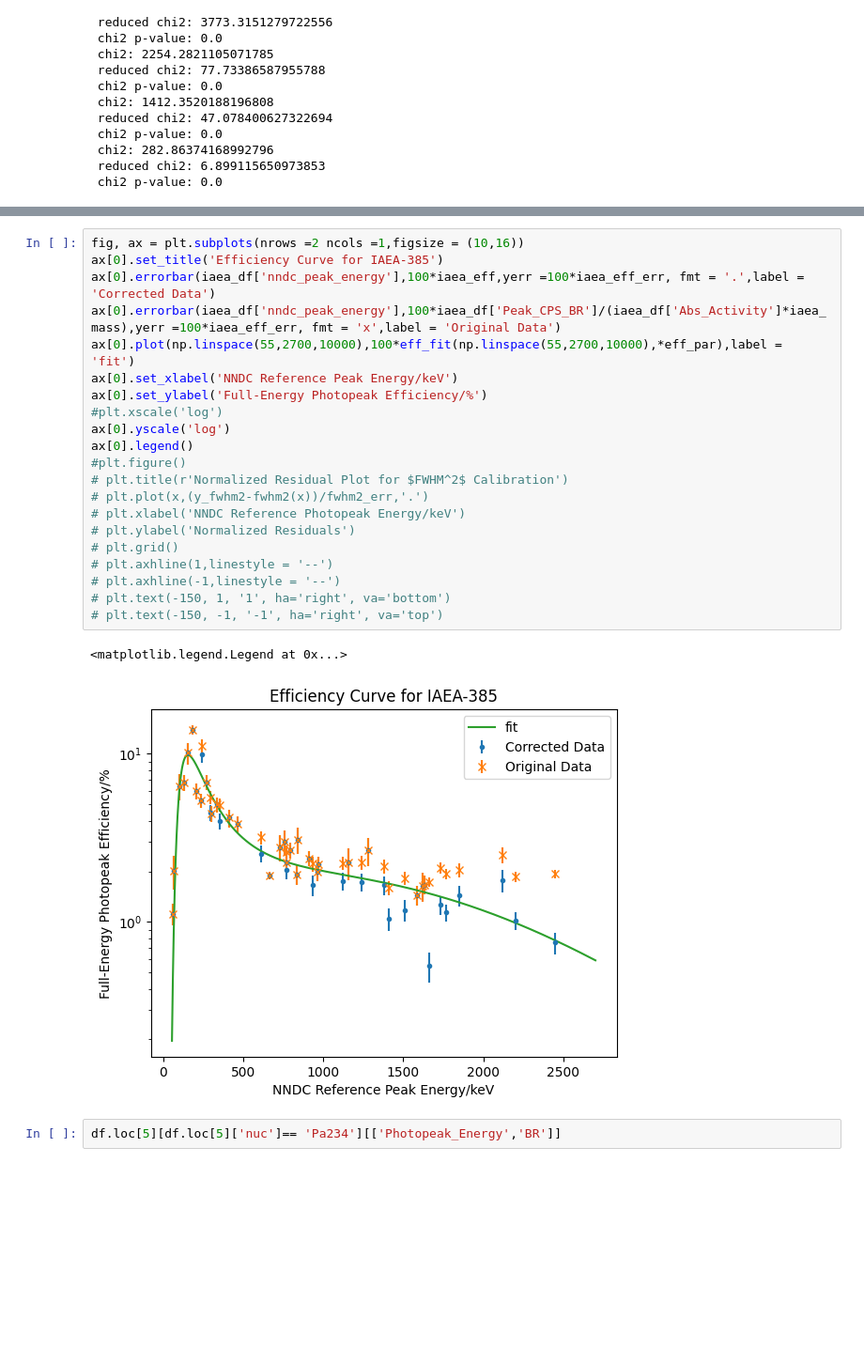
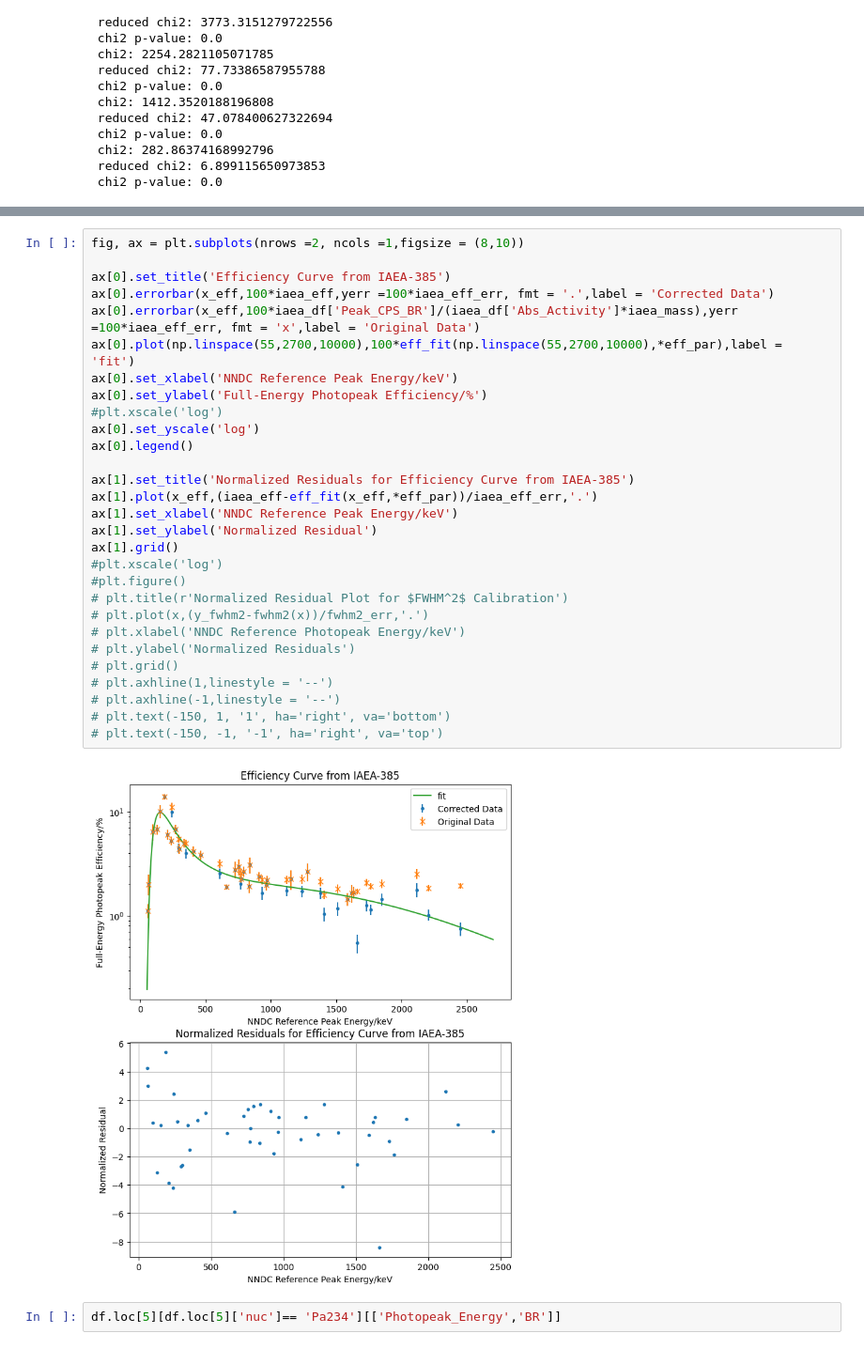
Before and after one commit to ngcnpeter/HPGe_lab_y3, a Jupyter notebook: spectal_analysis.ipynb, the cells around one changed output, grey strips where cells are left out. Shown at 94% size. Drawn from its saved outputs; the diff is of its cells as text; blank space fills up the shorter version.

Commit message:
efficiency normalized residual

```diff
--- a/spectal_analysis.ipynb
+++ b/spectal_analysis.ipynb
@@ -544,29 +544,36 @@ fit_df
 | 7 | Variable x | Channel Number | Channel Number | Energy (keV) | Energy (keV) | Energy (keV) |
 | 8 | Variable y | Energy (keV) | Energy (keV) | Resolution | FWHM^2 | Efficiency |
 # %%
-fig, ax = plt.subplots(nrows =2 ncols =1,figsize = (10,16))
-ax[0].set_title('Efficiency Curve for IAEA-385')
-ax[0].errorbar(iaea_df['nndc_peak_energy'],100*iaea_eff,yerr =100*iaea_eff_err, fmt = '.',label = 'Corrected Data')
-ax[0].errorbar(iaea_df['nndc_peak_energy'],100*iaea_df['Peak_CPS_BR']/(iaea_df['Abs_Activity']*iaea_mass),yerr =100*iaea_eff_err, fmt = 'x',label = 'Original Data')
+fig, ax = plt.subplots(nrows =2, ncols =1,figsize = (8,10))
+
+ax[0].set_title('Efficiency Curve from IAEA-385')
+ax[0].errorbar(x_eff,100*iaea_eff,yerr =100*iaea_eff_err, fmt = '.',label = 'Corrected Data')
+ax[0].errorbar(x_eff,100*iaea_df['Peak_CPS_BR']/(iaea_df['Abs_Activity']*iaea_mass),yerr =100*iaea_eff_err, fmt = 'x',label = 'Original Data')
 ax[0].plot(np.linspace(55,2700,10000),100*eff_fit(np.linspace(55,2700,10000),*eff_par),label = 'fit')
 ax[0].set_xlabel('NNDC Reference Peak Energy/keV')
 ax[0].set_ylabel('Full-Energy Photopeak Efficiency/%')
 #plt.xscale('log')
-ax[0].yscale('log')
+ax[0].set_yscale('log')
 ax[0].legend()
+
+ax[1].set_title('Normalized Residuals for Efficiency Curve from IAEA-385')
+ax[1].plot(x_eff,(iaea_eff-eff_fit(x_eff,*eff_par))/iaea_eff_err,'.')
+ax[1].set_xlabel('NNDC Reference Peak Energy/keV')
+ax[1].set_ylabel('Normalized Residual')
+ax[1].grid()
+#plt.xscale('log')
 #plt.figure()
 # plt.title(r'Normalized Residual Plot for $FWHM^2$ Calibration')
 # plt.plot(x,(y_fwhm2-fwhm2(x))/fwhm2_err,'.')
 # plt.xlabel('NNDC Reference Photopeak Energy/keV')
 # plt.ylabel('Normalized Residuals')
 # plt.grid()
 # plt.axhline(1,linestyle = '--')
 # plt.axhline(-1,linestyle = '--')
 # plt.text(-150, 1, '1', ha='right', va='bottom')
 # plt.text(-150, -1, '-1', ha='right', va='top')
 # %% [output]
-<matplotlib.legend.Legend at 0x...>
-[figure, old version]
+[figure, new version]
 # %%
 df.loc[5][df.loc[5]['nuc']== 'Pa234'][['Photopeak_Energy','BR']]
 # %% [output]
```
